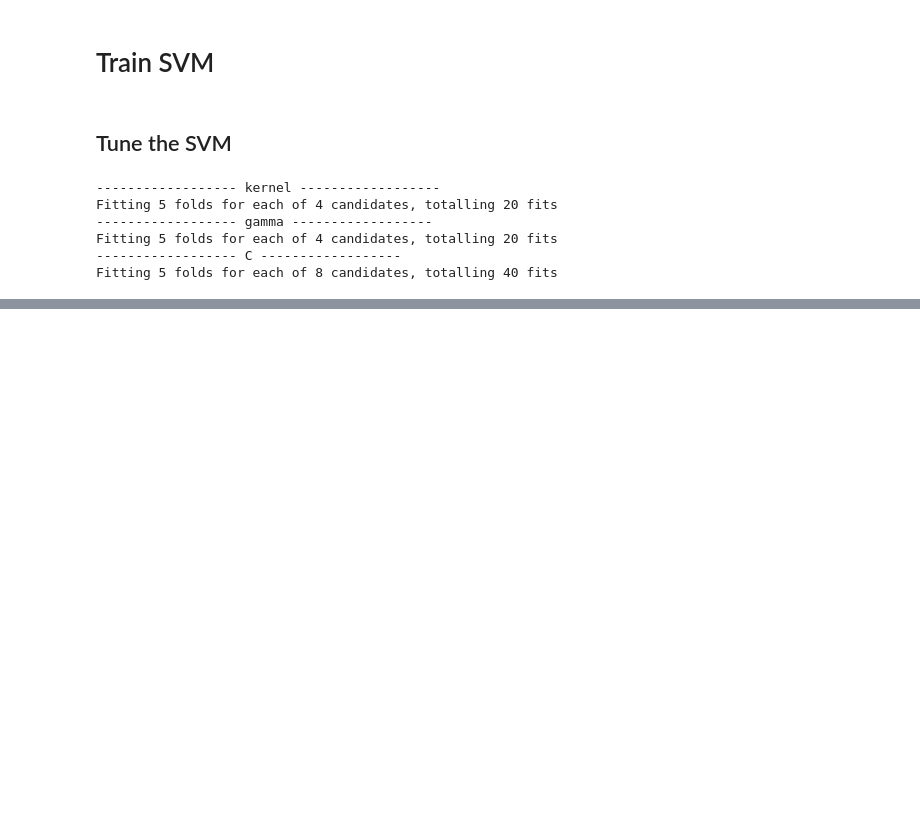
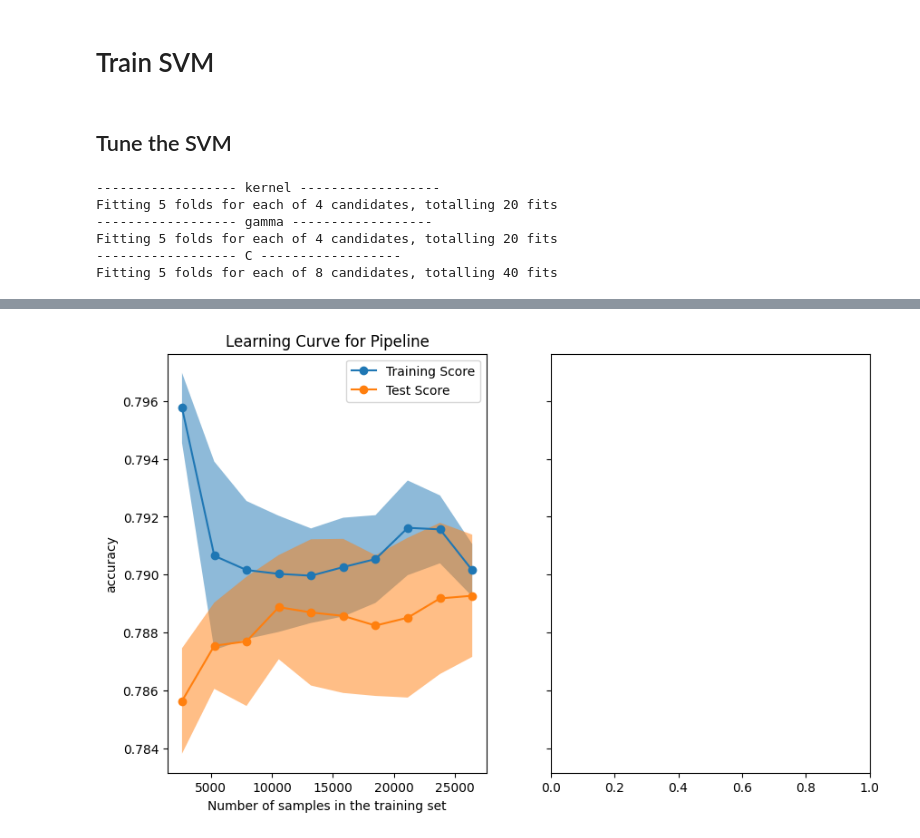
Before and after one commit to PavanKB/PS_1, a Jupyter notebook: svm_census_income.ipynb, the cells around one changed output, grey strips where cells are left out. Drawn from its saved outputs; the diff is of its cells as text; code cells hidden in the pictures; blank space fills up the shorter version.

```diff
--- a/svm_census_income.ipynb
+++ b/svm_census_income.ipynb
@@ -225,26 +259,28 @@ sns.pointplot(plot_df, x='train_size_abs',y ='value', hue='variable')
 # %%
 
 # https://scikit-learn.org/stable/auto_examples/model_selection/plot_learning_curve.html
 
 fig, ax = plt.subplots(nrows=1, ncols=2, figsize=(10, 6), sharey=True)
 
 common_params = {
     "X": X_train,
     "y": y_train,
     "train_sizes": np.linspace(0.1, 1.0, 10),
     "cv": N_FOLDS,
     "score_type": "both",
     "n_jobs": N_JOBS,
     "line_kw": {"marker": "o"},
     "std_display_style": "fill_between",
-    "score_name": "accuracy",
+    "score_name": SCORING,
 }
 
 for ax_idx, estimator in enumerate([clf_pipeline]):
     LearningCurveDisplay.from_estimator(estimator, **common_params, ax=ax[ax_idx])
     handles, label = ax[ax_idx].get_legend_handles_labels()
     ax[ax_idx].legend(handles[:2], ["Training Score", "Test Score"])
     ax[ax_idx].set_title(f"Learning Curve for {estimator.__class__.__name__}")
+# %% [output]
+[figure, added]
 # %%
 # Get the score of the best model on test
 
```
Also changed, not shown: parts of 13 cells of this notebook.
